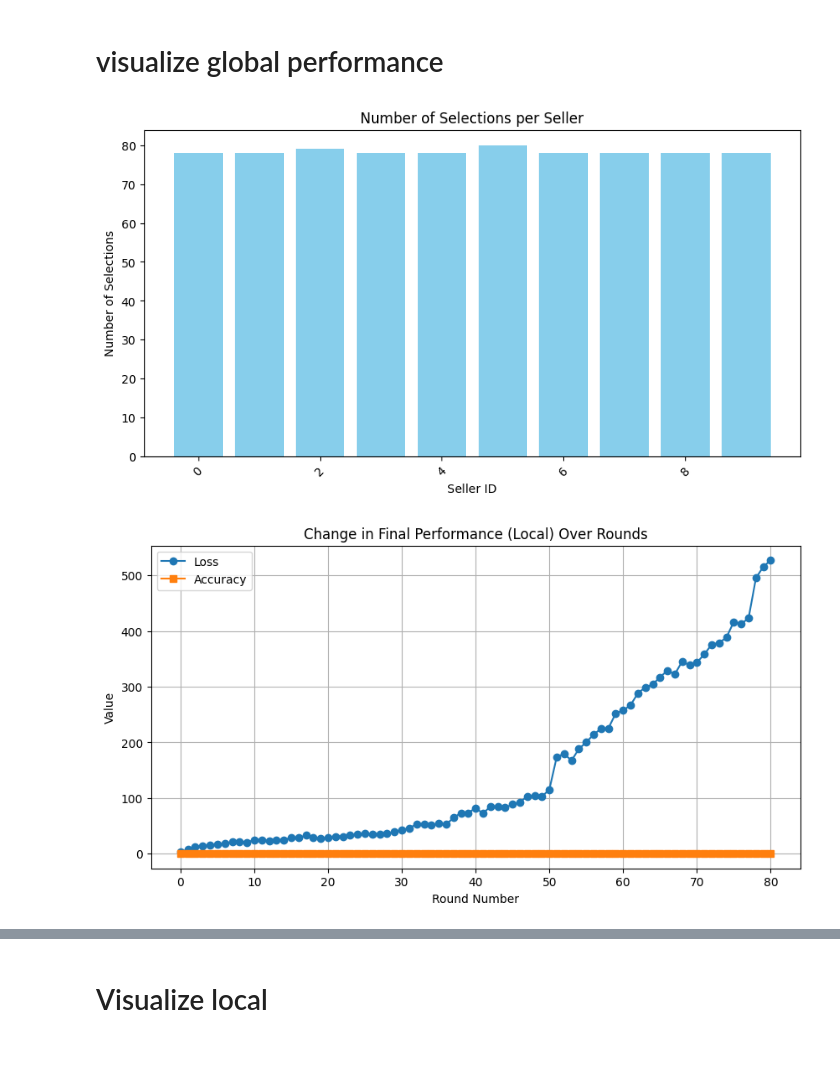
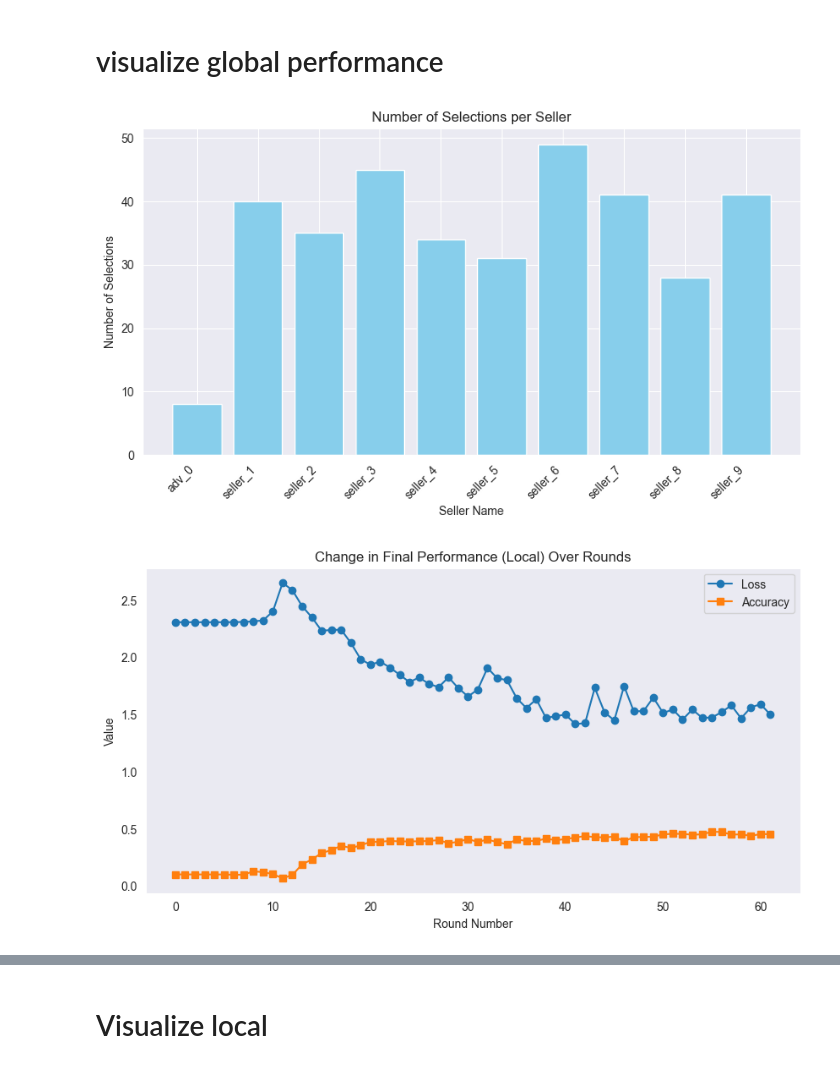
Before and after one commit to szyszyzys/poison_data_valuation, a Jupyter notebook: visual_result.ipynb, the cells around one changed output, grey strips where cells are left out. Saved outputs shown, nothing was run; the diff lists cells and outputs as text; code cells hidden in the pictures.

```diff
--- a/visual_result.ipynb
+++ b/visual_result.ipynb
@@ -8,7 +8,7 @@ import collections
 
 # Load PyTorch checkpoint file
 
-def visualize_global(data):
+def visualize_global(data, n_adv= 0, n_s = 10):
     # Track seller selection counts
     seller_selection_counts = collections.Counter()
 
@@ -27,13 +27,33 @@ def visualize_global(data):
         for seller in round_data["used_sellers"]:
             seller_selection_counts[seller] += 1
 
+    # Create an ordered dictionary for seller names to maintain the sequence
+    seller_names = collections.OrderedDict()
+    for i in range(n_adv):
+        seller_names[i] = f"adv_{i}"
+    for i in range(n_adv, n_s):
+        seller_names[i] = f"seller_{i}"
+
+    # Ensure that all sellers (even those with 0 selections) are included in the order
+    sorted_seller_counts = collections.OrderedDict()
+    for seller_id in seller_names.keys():
+        sorted_seller_counts[seller_id] = seller_selection_counts.get(seller_id, 0)
+
+    # Map seller IDs to their corresponding names in the correct order
+    mapped_sellers = list(seller_names.values())
+    selection_counts = list(sorted_seller_counts.values())
+
     # Plot seller selection counts
     plt.figure(figsize=(10, 5))
-    plt.bar(seller_selection_counts.keys(), seller_selection_counts.values(), color="skyblue")
-    plt.xlabel("Seller ID")
+    plt.bar(mapped_sellers, selection_counts, color="skyblue")
+
+    plt.xlabel("Seller Name")
     plt.ylabel("Number of Selections")
     plt.title("Number of Selections per Seller")
-    plt.xticks(rotation=45)
+
+    # Rotate x-axis labels for better readability
+    plt.xticks(rotation=45, ha="right")
+
     plt.show()
 
     # Plot final loss and accuracy changes over rounds
@@ -46,6 +66,3 @@ def visualize_global(data):
     plt.legend()
     plt.grid()
     plt.show()
-# %% [output]
-[figure, removed]
-[figure, removed]
@@ -53,0 +69,14 @@ data = torch.load("results_visual/n_seller_10_n_adv_0_strength_1.0/market_log_ro
+# %%
+strength = 1.0
+# bm = "single"
+bm = "cmd"
+# bm = "None"
+n_adv = 1
+file_name = f"./result/backdoor_mode_{bm}_strength_{strength}/n_seller_10_n_adv_{n_adv}_local_epoch_2_local_lr_0.01/market_log.ckpt"
+
+data = torch.load(file_name, weights_only=False )  # Change filename as needed
+
+visualize_global(data, n_adv=n_adv)
+# %% [output]
+[figure, added]
+[figure, added]
```
Also changed, not shown: parts of 6 cells of this notebook.
